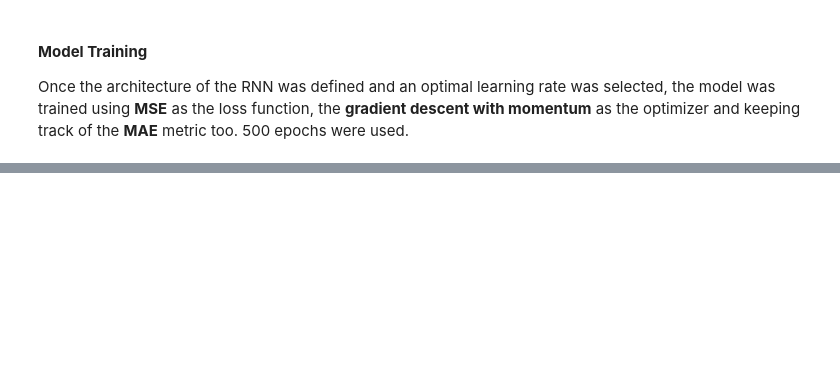
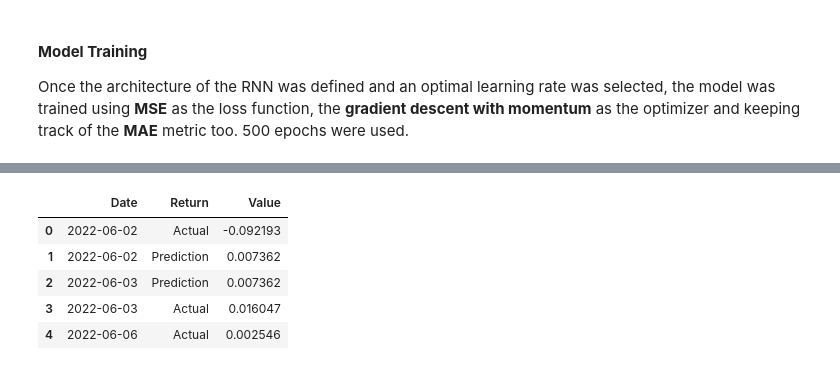
Before and after one commit to DanielEduardoLopez/PortfolioReturn, a Jupyter notebook: 2_PortfolioReturn_DataModelingEval.ipynb, the cells around one changed output, grey strips where cells are left out. Saved outputs shown, nothing was run; the diff lists cells and outputs as text; code cells hidden in the pictures; blank space fills up the shorter version.

Commit message:
Predictions calculated

```diff
--- a/2_PortfolioReturn_DataModelingEval.ipynb
+++ b/2_PortfolioReturn_DataModelingEval.ipynb
@@ -229,6 +265,6 @@ $$10^{-5}$$
 # %%
 # Optimal Learning Rate
-lr = 1e-5
+lr = 5e-5
 # %% [markdown]
 #### **Model Training**
 Once the architecture of the RNN was defined and an optimal learning rate was selected, the model was trained using **MSE** as the loss function, the **gradient descent with momentum** as the optimizer and keeping track of the **MAE** metric too. 500 epochs were used.
@@ -237,7 +273,7 @@ Once the architecture of the RNN was defined and an optimal learning rate was se
 tf.keras.backend.clear_session()
 # %%
 # Model compilation
-model.compile(loss = "mse", optimizer = tf.keras.optimizers.SGD(learning_rate = lr, momentum= 0.9), metrics=["mae"])
+model.compile(loss = "mse", optimizer = tf.keras.optimizers.SGD(learning_rate = lr, momentum= 0.9), metrics=["mae", tfa.metrics.RSquare()])
 # %%
 # Model Fitting
 history = model.fit(dataset, epochs = 500, verbose = 1)
@@ -261,0 +302,19 @@ Epoch 500/500
+# %%
+# Creation of the training and testing sets
+time = np.arange(len(series), dtype="float32")
+split_time = int(round(len(series) * 0.80, 0))
+time_train = time[:split_time]
+x_train = series[:split_time]
+time_test = time[split_time:]
+x_test = series[split_time:]
+# %%
+# Forecasting
+forecast = []
+results = []
+
+for time in range(len(series) - window_size):
+  forecast.append(model.predict(series[time:time + window_size][np.newaxis]))
+
+# Keeping only the predictions correspoding to the testing set
+forecast = forecast[split_time-window_size:]
+predictions = np.array(forecast)[:, 0, 0]
@@ -261,0 +339,18 @@ Epoch 500/500
+# %%
+# Transforming predictions array into a pandas dataframe
+predictions_df = df.copy()
+predictions_df = predictions_df.iloc[(len(predictions_df) - len(predictions)):]
+predictions_df['Prediction'] = predictions
+predictions_df = predictions_df.rename(columns = {'Returns': 'Actual'})
+predictions_df = pd.melt(predictions_df, id_vars = 'Date', var_name = 'Return',
+                         value_name = 'Value', ignore_index = True)
+predictions_df['Date'] = pd.to_datetime(predictions_df['Date'])
+predictions_df = predictions_df.sort_values("Date").reset_index().drop(columns = 'index')
+predictions_df.head()
+# %% [output]
+|  | Date | Return | Value |
+| 0 | 2022-06-02 | Actual | -0.092193 |
+| 1 | 2022-06-02 | Prediction | 0.007362 |
+| 2 | 2022-06-03 | Prediction | 0.007362 |
+| 3 | 2022-06-03 | Actual | 0.016047 |
+| 4 | 2022-06-06 | Actual | 0.002546 |
```
Also changed, not shown: parts of 19 cells of this notebook.
